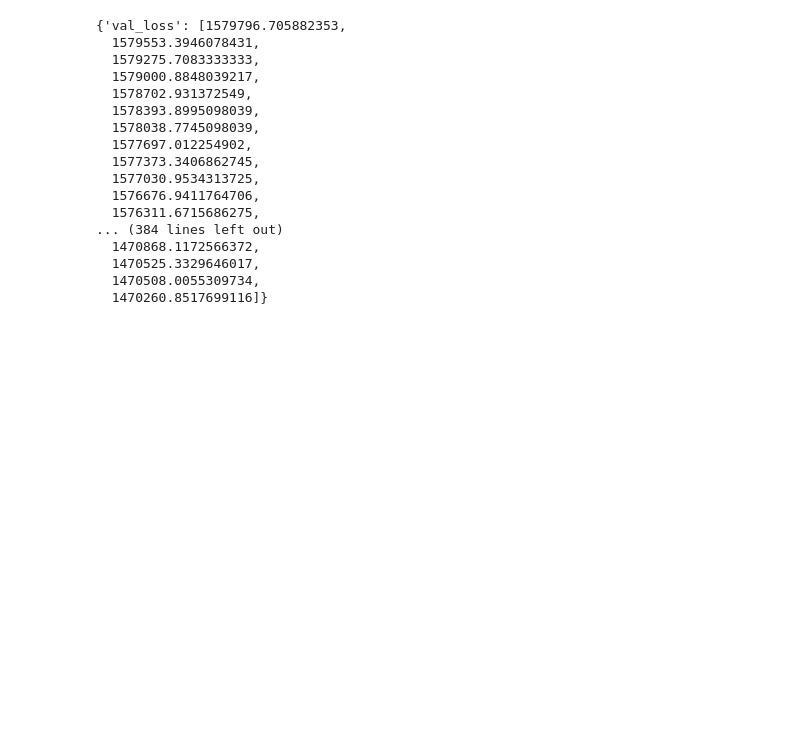
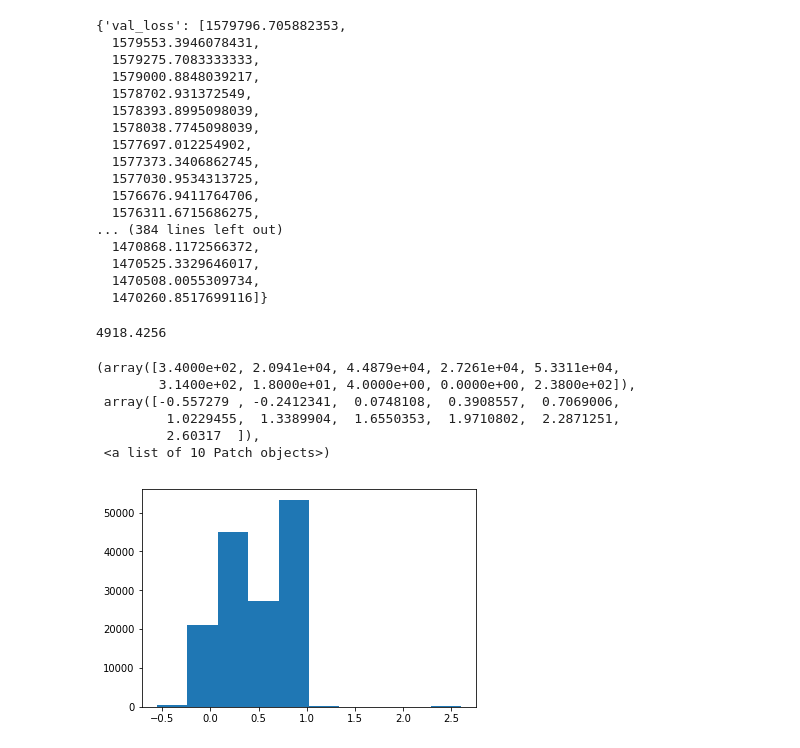
Before and after one commit to Sowmyashree94/Saccade-landing-position-prediction, a Jupyter notebook: model.ipynb, the cells around one changed output. Saved outputs shown, nothing was run; the diff lists cells and outputs as text; code cells hidden in the pictures; blank space fills up the shorter version.

```diff
--- a/model.ipynb
+++ b/model.ipynb
@@ -236,3 +244,28 @@ history.history
   1470525.3329646017,
   1470508.0055309734,
   1470260.8517699116]}
+# %%
+y.max()
+# %% [output]
+4918.4256
+# %%
+import os
+import numpy as np
+data_dir = "/home/niteesh/Documents/uni/HCI/Saarland/Supplementary/DATA/GazeData"
+files = os.listdir(data_dir)
+files.sort()
+
+files = [files[6]]
+for f in files:
+    file = data_dir + "/" + f
+    data = np.genfromtxt(file, skip_header=1, delimiter='|')
+
+plt.hist(data[:,2])
+# %% [output]
+(array([3.4000e+02, 2.0941e+04, 4.4879e+04, 2.7261e+04, 5.3311e+04,
+        3.1400e+02, 1.8000e+01, 4.0000e+00, 0.0000e+00, 2.3800e+02]),
+ array([-0.557279 , -0.2412341,  0.0748108,  0.3908557,  0.7069006,
+         1.0229455,  1.3389904,  1.6550353,  1.9710802,  2.2871251,
+         2.60317  ]),
+ <a list of 10 Patch objects>)
+[figure, added]
```
Also changed, not shown: parts of 11 cells of this notebook.
